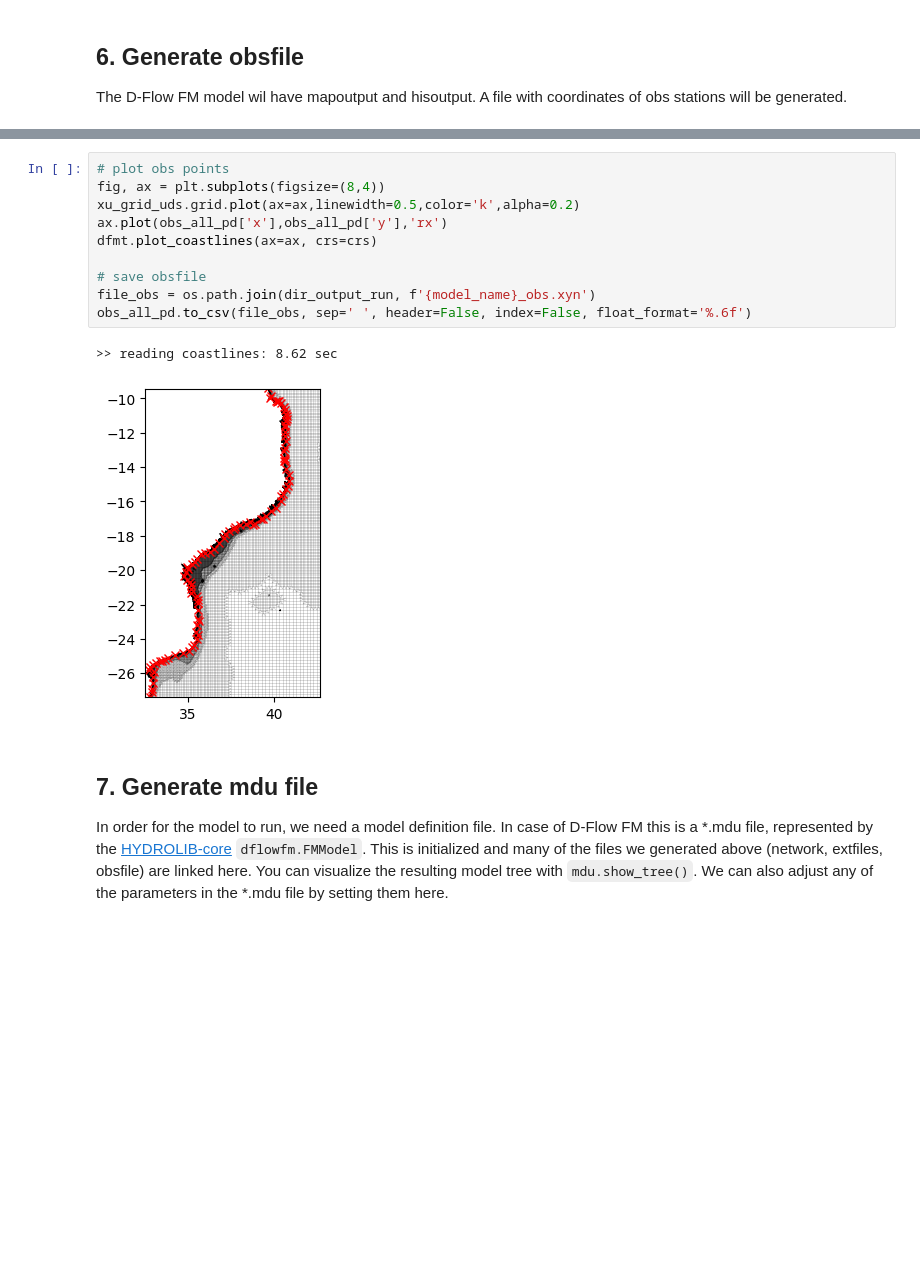
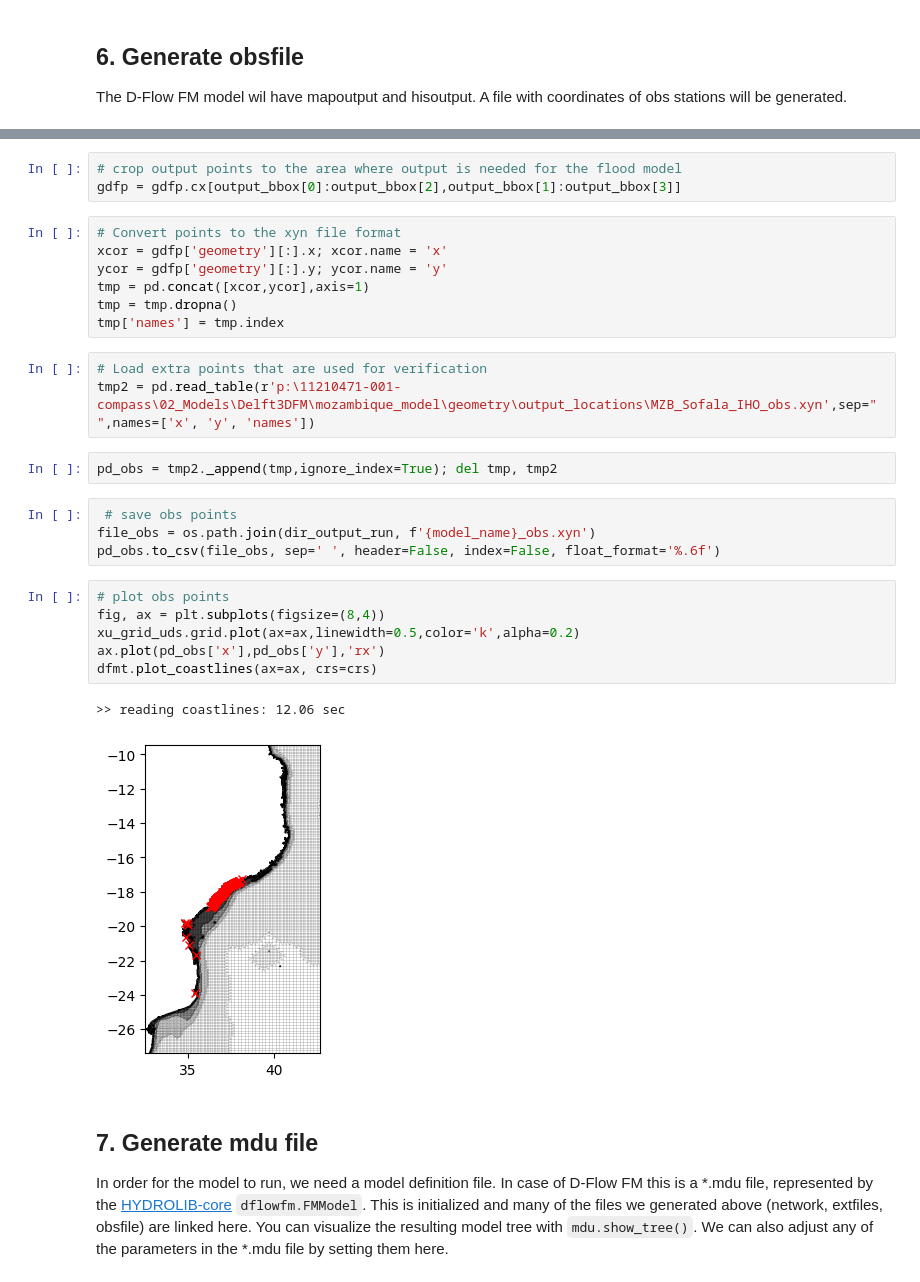
Before and after one commit to HORIZON-COMPASS/compound-flooding-tropical-cyclones, a Jupyter notebook: Delft3DFM/mozambique_model/scripts/modelbuilder_mozambique.ipynb, the cells around one changed output, grey strips where cells are left out. Cells and saved outputs as stored; diff of their text form; blank space fills up the shorter version.

```diff
--- a/Delft3DFM/mozambique_model/scripts/modelbuilder_mozambique.ipynb
+++ b/Delft3DFM/mozambique_model/scripts/modelbuilder_mozambique.ipynb
@@ -410,16 +390,31 @@ obs_all_pd['x'],obs_all_pd['y']=(tmp['x'],tmp['y']) #removed transformer.transfo
+# %%
+# crop output points to the area where output is needed for the flood model
+gdfp = gdfp.cx[output_bbox[0]:output_bbox[2],output_bbox[1]:output_bbox[3]]
+# %%
+# Convert points to the xyn file format
+xcor = gdfp['geometry'][:].x; xcor.name = 'x'
+ycor = gdfp['geometry'][:].y; ycor.name = 'y'
+tmp = pd.concat([xcor,ycor],axis=1)
+tmp = tmp.dropna()
+tmp['names'] = tmp.index
+# %%
+# Load extra points that are used for verification
+tmp2 = pd.read_table(r'p:\11210471-001-compass\02_Models\Delft3DFM\mozambique_model\geometry\output_locations\MZB_Sofala_IHO_obs.xyn',sep=" ",names=['x', 'y', 'names'])
+# %%
+pd_obs = tmp2._append(tmp,ignore_index=True); del tmp, tmp2
+# %%
+ # save obs points
+file_obs = os.path.join(dir_output_run, f'{model_name}_obs.xyn')
+pd_obs.to_csv(file_obs, sep=' ', header=False, index=False, float_format='%.6f')
 # %%
 # plot obs points
 fig, ax = plt.subplots(figsize=(8,4))
 xu_grid_uds.grid.plot(ax=ax,linewidth=0.5,color='k',alpha=0.2)
-ax.plot(obs_all_pd['x'],obs_all_pd['y'],'rx')
+ax.plot(pd_obs['x'],pd_obs['y'],'rx')
 dfmt.plot_coastlines(ax=ax, crs=crs)
-
-# save obsfile
-file_obs = os.path.join(dir_output_run, f'{model_name}_obs.xyn')
-obs_all_pd.to_csv(file_obs, sep=' ', header=False, index=False, float_format='%.6f')
 # %% [output]
->> reading coastlines: 8.62 sec
+>> reading coastlines: 12.06 sec
-[figure, old version]
+[figure, new version]
 # %% [markdown]
 ## 7. Generate mdu file
 In order for the model to run, we need a model definition file. In case of D-Flow FM this is a *.mdu file, represented by the [HYDROLIB-core](https://github.com/Deltares/HYDROLIB-core) `dflowfm.FMModel`. This is initialized and many of the files we generated above (network, extfiles, obsfile) are linked here. You can visualize the resulting model tree with `mdu.show_tree()`. We can also adjust any of the parameters in the *.mdu file by setting them here.
```
Also changed, not shown: parts of 16 cells of this notebook, 18 other files.
